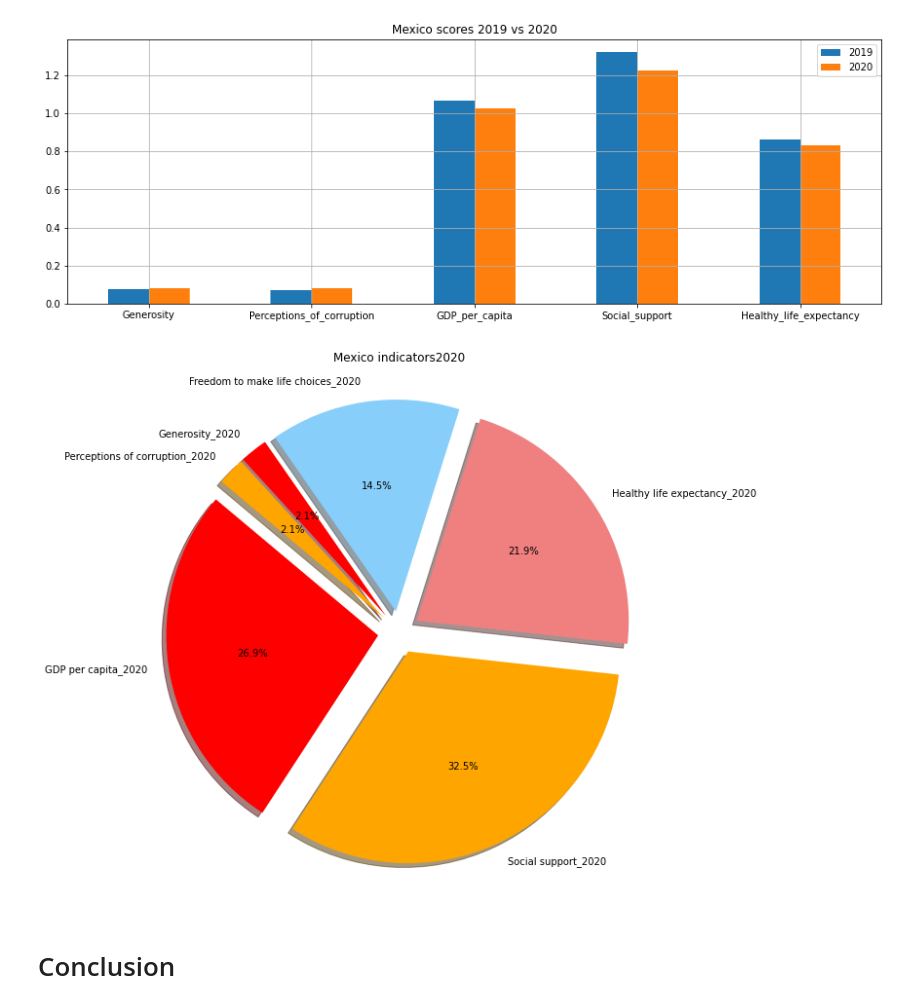
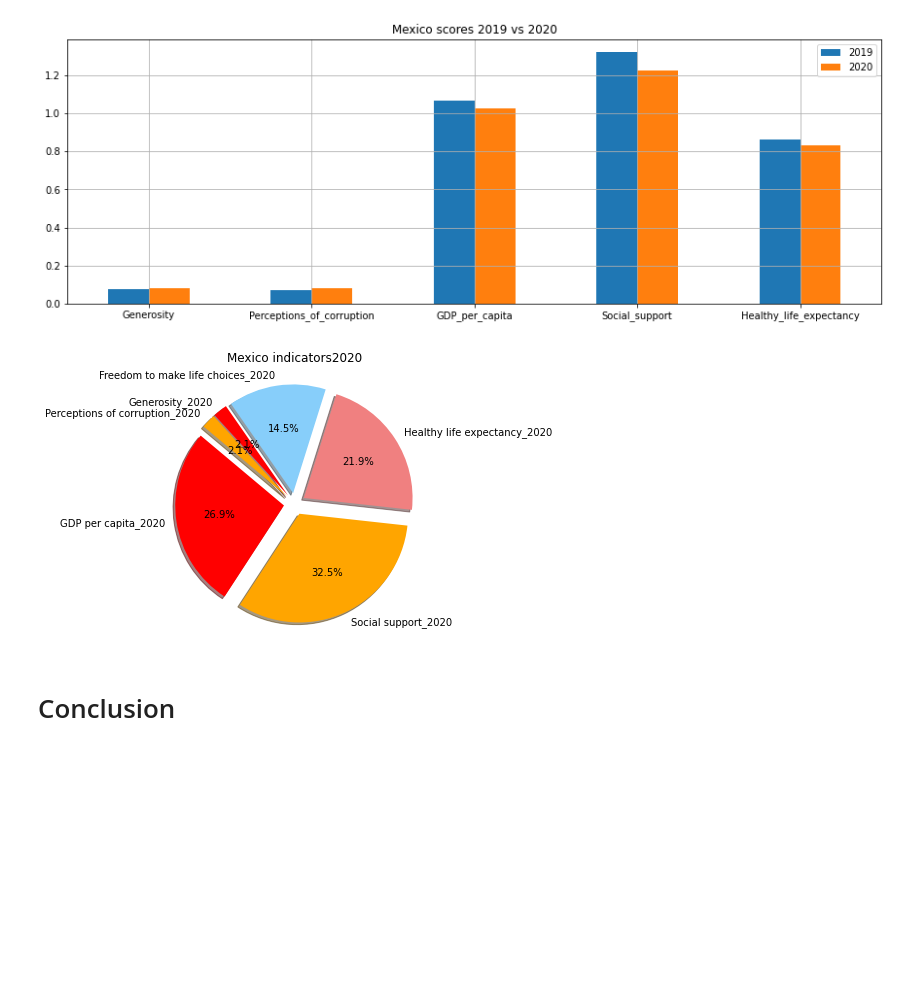
Before and after one commit to paoestefan/Proyect-Gamma, a Jupyter notebook: Happy code.ipynb, the cells around one changed output. Saved outputs shown, nothing was run; the diff lists cells and outputs as text; code cells hidden in the pictures; blank space fills up the shorter version.

Commit message:
Clean the first images we created

```diff
--- a/Happy code.ipynb
+++ b/Happy code.ipynb
@@ -307,21 +307,21 @@ plt.show()
 # %%
 # Labels for the sections of our pie chart
 labels = ["GDP per capita_2020", "Social support_2020", "Healthy life expectancy_2020", "Freedom to make life choices_2020","Generosity_2020","Perceptions of corruption_2020"]
 # The values of each section of the pie chart
 sizes = ["1.02","1.23","0.83","0.55","0.08","0.08"]
 # The colors of each section of the pie chart
 colors = ["red", "orange", "lightcoral", "lightskyblue"]
 # Tells matplotlib to seperate the "Humans" section from the others
 explode = (0.1, 0.1, 0.1, 0.1,0.1,0.1)
-plt.subplots(figsize=(15,10))
+plt.subplots(figsize=(15,5))
 plt.pie(sizes, labels=labels, colors=colors, autopct="%1.1f%%",
        explode=explode, shadow=True, startangle=140)
 plt.title("Mexico indicators2020")
 plt.rcParams["figure.figsize"] = (4, 20)
 plt.savefig("Images/Mex indicators 2020.png")
 plt.show()
 # %% [output]
-[figure, old version]
+[figure, new version]
 # %% [markdown]
 # Conclusion
 # %% [markdown]
```
Also changed, not shown: parts of 1 cell of this notebook, 6 other files.
